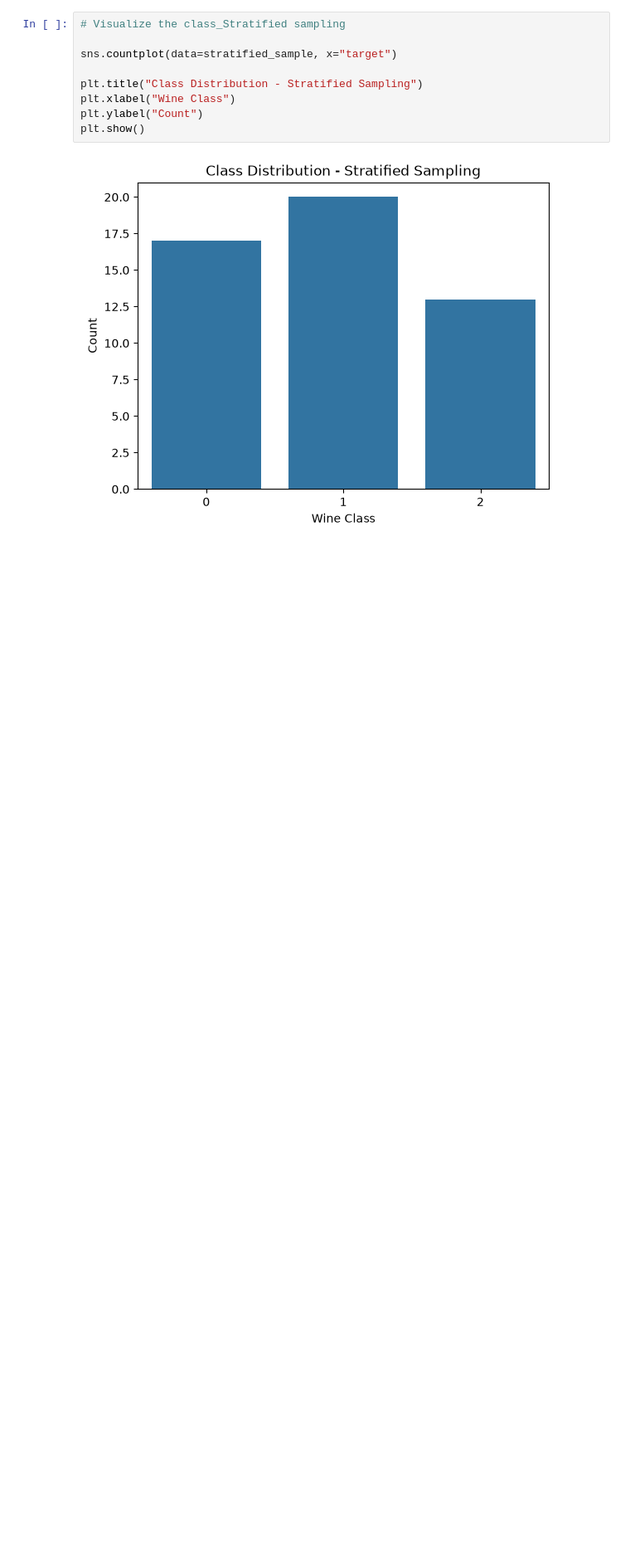
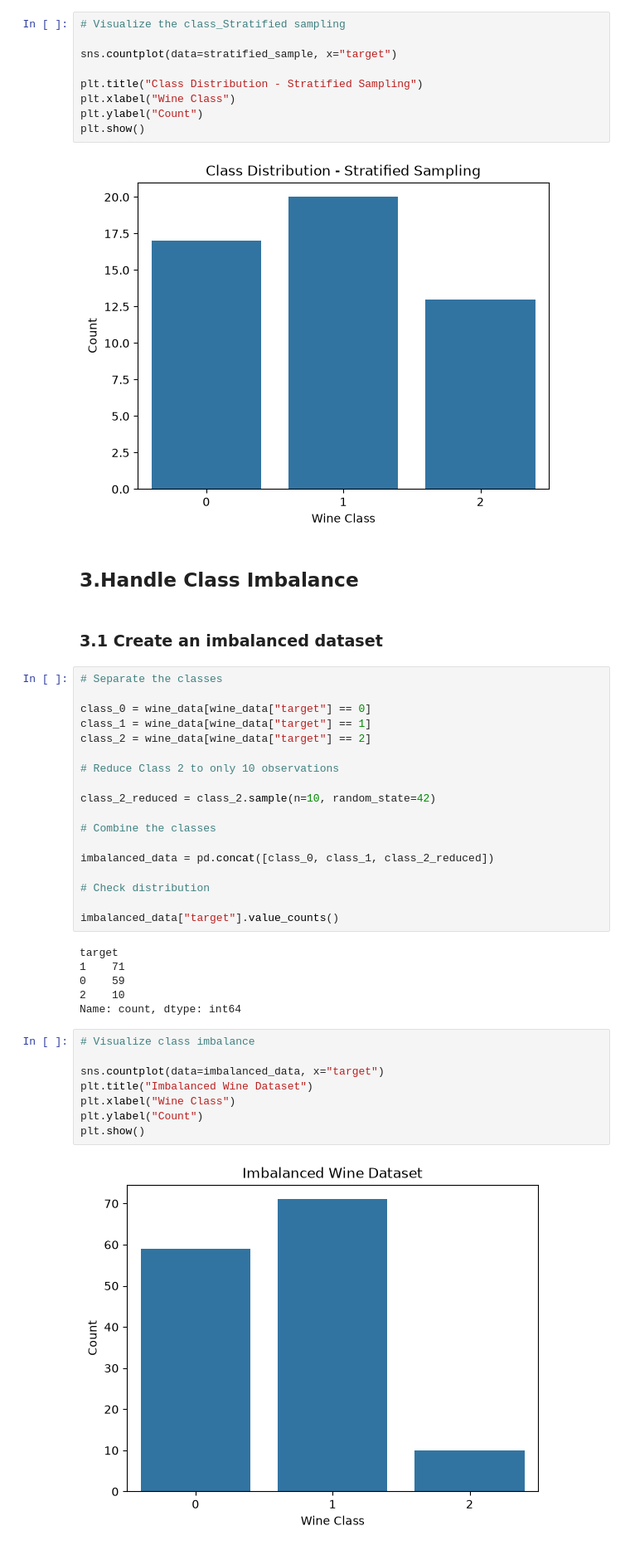
Before and after one commit to Yvesangwa/Fundamentals_of_Predictive_Analysis_ML, a Jupyter notebook: 2_Training_Data_in_ML/Training_data_ML_Project.ipynb, the cells around one changed output. Shown at 83% size. Cells and saved outputs as stored; diff of their text form; blank space fills up the shorter version.

```diff
--- a/2_Training_Data_in_ML/Training_data_ML_Project.ipynb
+++ b/2_Training_Data_in_ML/Training_data_ML_Project.ipynb
@@ -115,3 +115,41 @@ plt.ylabel("Count")
 plt.show()
 # %% [output]
 [figure]
+# %% [markdown]
+## **3.Handle Class Imbalance**
+# %% [markdown]
+### **3.1 Create an imbalanced dataset**
+# %%
+# Separate the classes
+
+class_0 = wine_data[wine_data["target"] == 0]
+class_1 = wine_data[wine_data["target"] == 1]
+class_2 = wine_data[wine_data["target"] == 2]
+
+# Reduce Class 2 to only 10 observations
+
+class_2_reduced = class_2.sample(n=10, random_state=42)
+
+# Combine the classes
+
+imbalanced_data = pd.concat([class_0, class_1, class_2_reduced])
+
+# Check distribution
+
+imbalanced_data["target"].value_counts()
+# %% [output]
+target
+1    71
+0    59
+2    10
+Name: count, dtype: int64
+# %%
+# Visualize class imbalance
+
+sns.countplot(data=imbalanced_data, x="target")
+plt.title("Imbalanced Wine Dataset")
+plt.xlabel("Wine Class")
+plt.ylabel("Count")
+plt.show()
+# %% [output]
+[figure, added]
```
Also changed, not shown: parts of 6 cells of this notebook.
